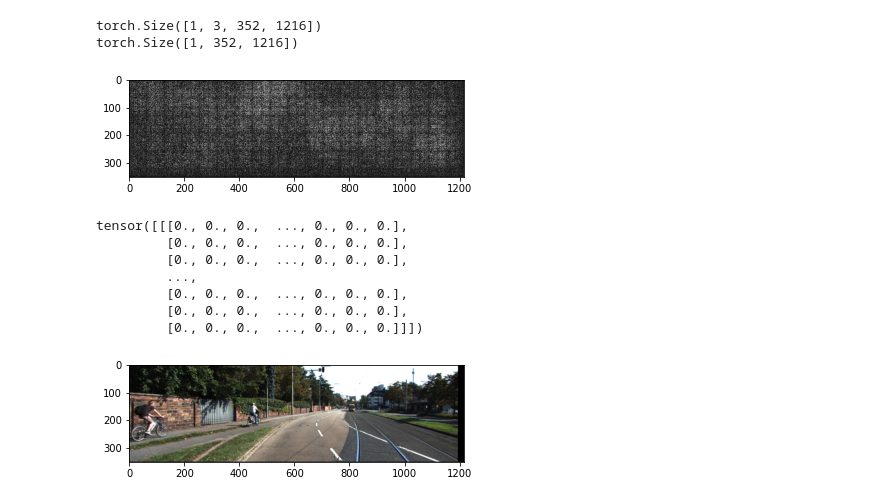
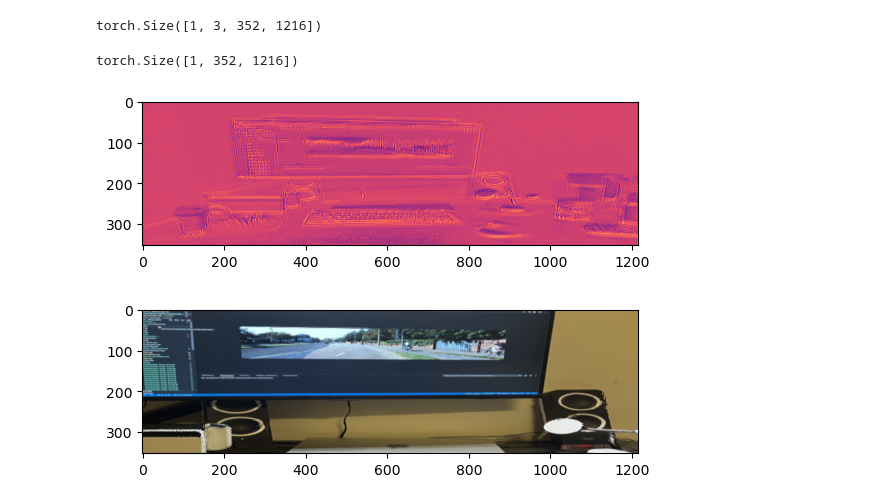
Before and after one commit to KeyiDing/dl_final_project, a Jupyter notebook: GAN_demo.ipynb, the cells around one changed output. Saved outputs shown, nothing was run; the diff lists cells and outputs as text; code cells hidden in the pictures.

```diff
--- a/GAN_demo.ipynb
+++ b/GAN_demo.ipynb
@@ -16,37 +17,34 @@ from models.cor_loss import CORLoss,PhotometricLoss
 # %%
-img = Image.open("images/1.png")
-transform = transforms.ToTensor()
+img = Image.open("images/3.jpg")
+transform = transforms.Compose([
+    transforms.Resize((352,1216)),
+    transforms.ToTensor(),
+])
 img = transform(img)
 img = img[None, :, :, :]
 print(img.shape)
 
 model = DepthNet()
 depth = model(img)
 depth = torch.squeeze(depth, dim=0)
 print(depth.shape)
 
-plt.imshow(np.transpose(depth.detach().numpy(), (1,2,0)), cmap="gray");
+plt.imshow(np.transpose(depth.detach().numpy(), (1,2,0)), cmap="magma");
 # %% [output]
 torch.Size([1, 3, 352, 1216])
-torch.Size([1, 352, 1216])
+torch.Size([1, 352, 1216])
-[figure, old version]
+[figure, new version]
 # %%
-img = Image.open("images/0.png")
-transform = transforms.ToTensor()
-img = transform(img)
-img = img[None, :, :, :]
-
-
 # depth = torch.rand(1,352,1216)/100000000000
 
 
-im_frame = Image.open('true_depth.png').convert('L')
-np_frame = (np.array(im_frame).astype(np.double))
-depth = torch.from_numpy(np_frame)
-depth = depth[None,:,:].float()
-print(depth)
+# im_frame = Image.open('true_depth.png').convert('L')
+# np_frame = (np.array(im_frame).astype(np.double))
+# depth = torch.from_numpy(np_frame)
+# depth = depth[None,:,:].float()
+# print(depth)
 
-pose_left = torch.tensor([[ 0, 0, 0, 3.14, 0, 0]])
+pose_left = torch.tensor([[ 0, 0, 100, 0, 0, 0]])
 intrinsics = torch.tensor([[721.5377, 0, 596.5593],
                                            [0, 721.5377, 149.854],
                                            [0, 0, 1]])
@@ -54,14 +52,7 @@ rep,val,grid = inverse_warp(img, depth, pose_left,intrinsics,rotation_mode='eule
 rep_0= torch.squeeze(rep[0], dim=0)
 plt.imshow(np.transpose(rep_0.detach().numpy(), (1,2,0)));
 # %% [output]
-tensor([[[0., 0., 0.,  ..., 0., 0., 0.],
-         [0., 0., 0.,  ..., 0., 0., 0.],
-         [0., 0., 0.,  ..., 0., 0., 0.],
-         ...,
-         [0., 0., 0.,  ..., 0., 0., 0.],
-         [0., 0., 0.,  ..., 0., 0., 0.],
-         [0., 0., 0.,  ..., 0., 0., 0.]]])
-[figure, old version]
+[figure, new version]
 # %%
 cor_loss = PhotometricLoss()
 cor_loss(img,rep)
```
Also changed, not shown: parts of 6 cells of this notebook, 7 other files.
